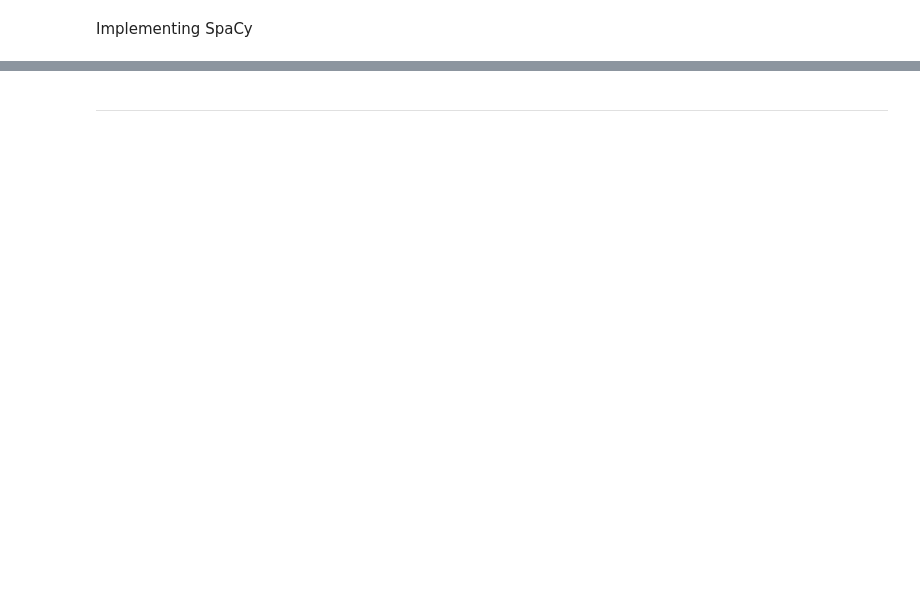
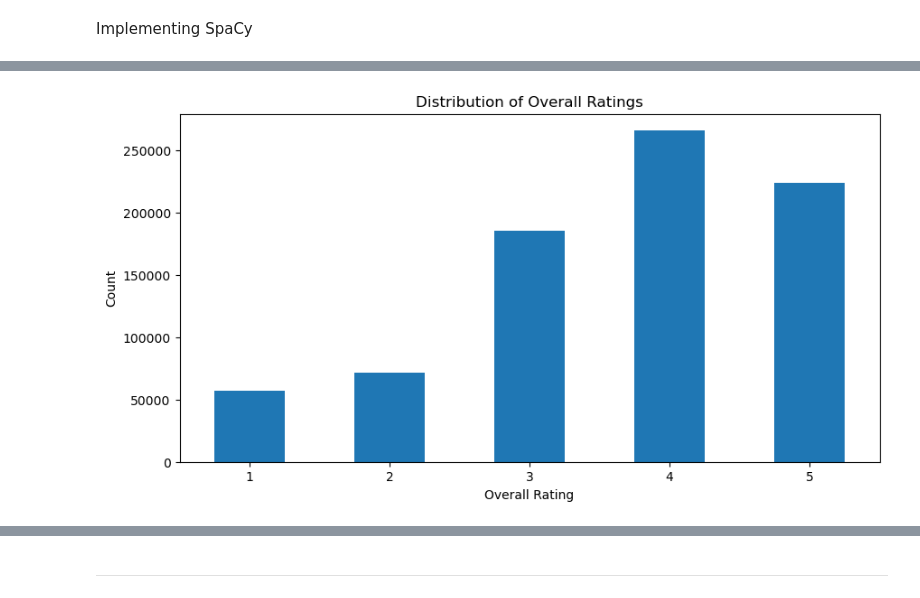
Before and after one commit to devishianand/FinalYearProject_AI, a Jupyter notebook: SentimentModels.ipynb, the cells around one changed output, grey strips where cells are left out. Cells and saved outputs as stored; diff of their text form; code cells hidden in the pictures; blank space fills up the shorter version.

```diff
--- a/SentimentModels.ipynb
+++ b/SentimentModels.ipynb
@@ -92,9 +92,11 @@ def spacy_tokenizer(text, batch_size=500):
         result.append(" ".join(tokens))
     return result
 
-# Apply to both Pros and Cons columns
-df["Pros_Clean"] = spacy_tokenizer(df["Pros"].astype(str).tolist(), batch_size=500)
-df["Cons_Clean"] = spacy_tokenizer(df["Cons"].astype(str).tolist(), batch_size=500)
+# Combine Pros and Cons first
+df["Review_Combined"] = df["Pros"].fillna("") + " " + df["Cons"].fillna("")
+
+# Run tokenizer on combined reviews
+df["Review_Clean"] = spacy_tokenizer(df["Review_Combined"].astype(str).tolist(), batch_size=500)
 # %%
 # save the cleaned data
 df.to_csv("cleaned_glassdoor_reviews.csv", index=False)
@@ -114,0 +103,10 @@ df.head(10)
+# %%
+# Check distribution of overall ratings on full dataset
+df["Overall Rating"].value_counts().sort_index().plot(kind="bar", figsize=(10, 5))
+plt.title("Distribution of Overall Ratings")
+plt.xlabel("Overall Rating")
+plt.ylabel("Count")
+plt.xticks(rotation=0)
+plt.show()
+# %% [output]
+[figure, added]
```
Also changed, not shown: parts of 49 cells of this notebook, 4 other files.
